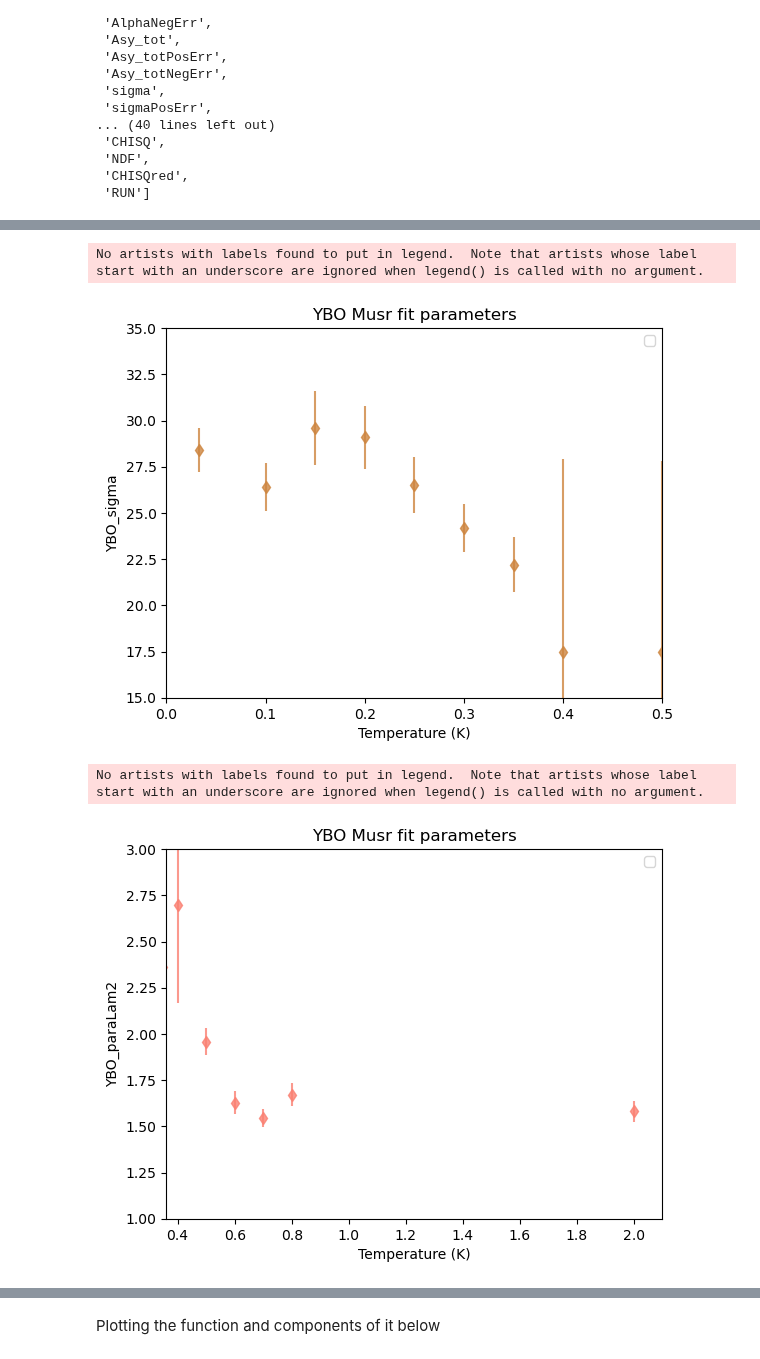
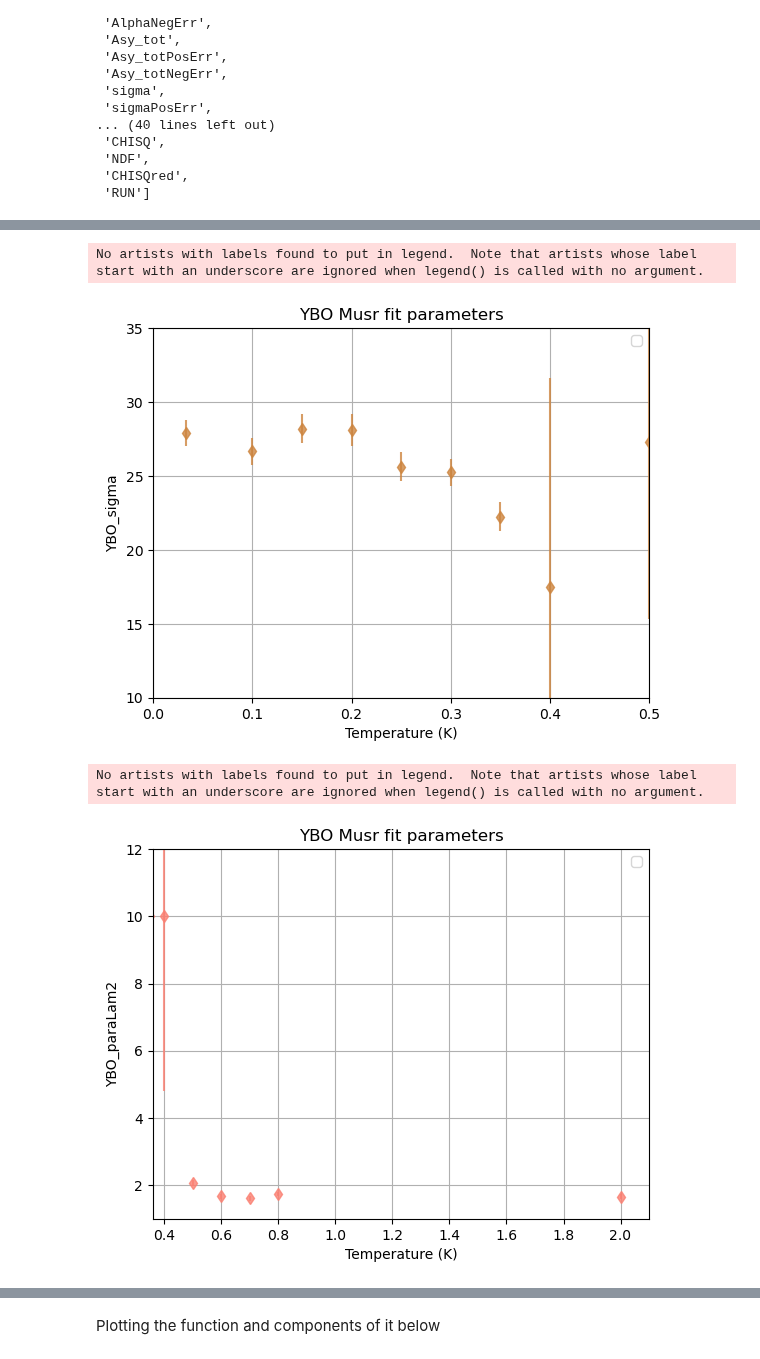
Before and after one commit to Brogan8813/strain-cell, a Jupyter notebook: PPMS_Data_and_Plotting/Plotting/MusrPlotting/New_format_plotting/Beta_1/New_Format_Plotting.ipynb, the cells around one changed output, grey strips where cells are left out. Cells and saved outputs as stored; diff of their text form; code cells hidden in the pictures.

```diff
--- a/PPMS_Data_and_Plotting/Plotting/MusrPlotting/New_format_plotting/Beta_1/New_Format_Plotting.ipynb
+++ b/PPMS_Data_and_Plotting/Plotting/MusrPlotting/New_format_plotting/Beta_1/New_Format_Plotting.ipynb
@@ -3,7 +3,7 @@ import pandas as pd
 import matplotlib.pyplot as plt
 
 
-datafile = 'beta_fixed_post_lock_25_009.txt'
+datafile = 'beta_fixed_post_lock_26_015.txt'
 df = pd.read_csv(datafile, delim_whitespace=True)
 list(df)
 # %% [output]
@@ -76,36 +96,36 @@ plt.xlabel('Temperature (K)')
 plt.ylabel('YBO_sigma')
 plt.errorbar(df['dataT'], df['YBO_sigma_2461'], yerr=df['YBO_sigma_2461PosErr'], fmt="d", color='peru', alpha=.8)
 plt.xlim((0,0.5))
-plt.ylim((15, 35))
+plt.ylim((10, 35))
 
 #plt.axhline(0.2392,color = 'r', label='Original Asy_tot')
-
+plt.grid('both')
 plt.legend()
 plt.title('YBO Musr fit parameters')
 plt.show()
 # %% [output]
 No artists with labels found to put in legend.  Note that artists whose label start with an underscore are ignored when legend() is called with no argument.
-[figure, old version]
+[figure, new version]
 # %%
 #Plotting section using defined functions
 
 df = pd.read_csv(datafile, delim_whitespace=True)
 
 
 plt.xlabel('Temperature (K)')
 plt.ylabel('YBO_paraLam2')
 plt.errorbar(df['dataT'], df['YBO_paraLam2_2461'], yerr=df['YBO_paraLam2_2461PosErr'], fmt="d", color='salmon', alpha=.8)
 plt.xlim((0.36,2.1))
-plt.ylim((1, 3))
+plt.ylim((1, 12))
 
 #plt.axhline(0.2392,color = 'r', label='Original Asy_tot')
-
+plt.grid('both')
 plt.legend()
 plt.title('YBO Musr fit parameters')
 plt.show()
 # %% [output]
 No artists with labels found to put in legend.  Note that artists whose label start with an underscore are ignored when legend() is called with no argument.
-[figure, old version]
+[figure, new version]
 # %%
 #Plotting section using defined functions
 
```
Also changed, not shown: parts of 8 cells of this notebook, 22 other files.
